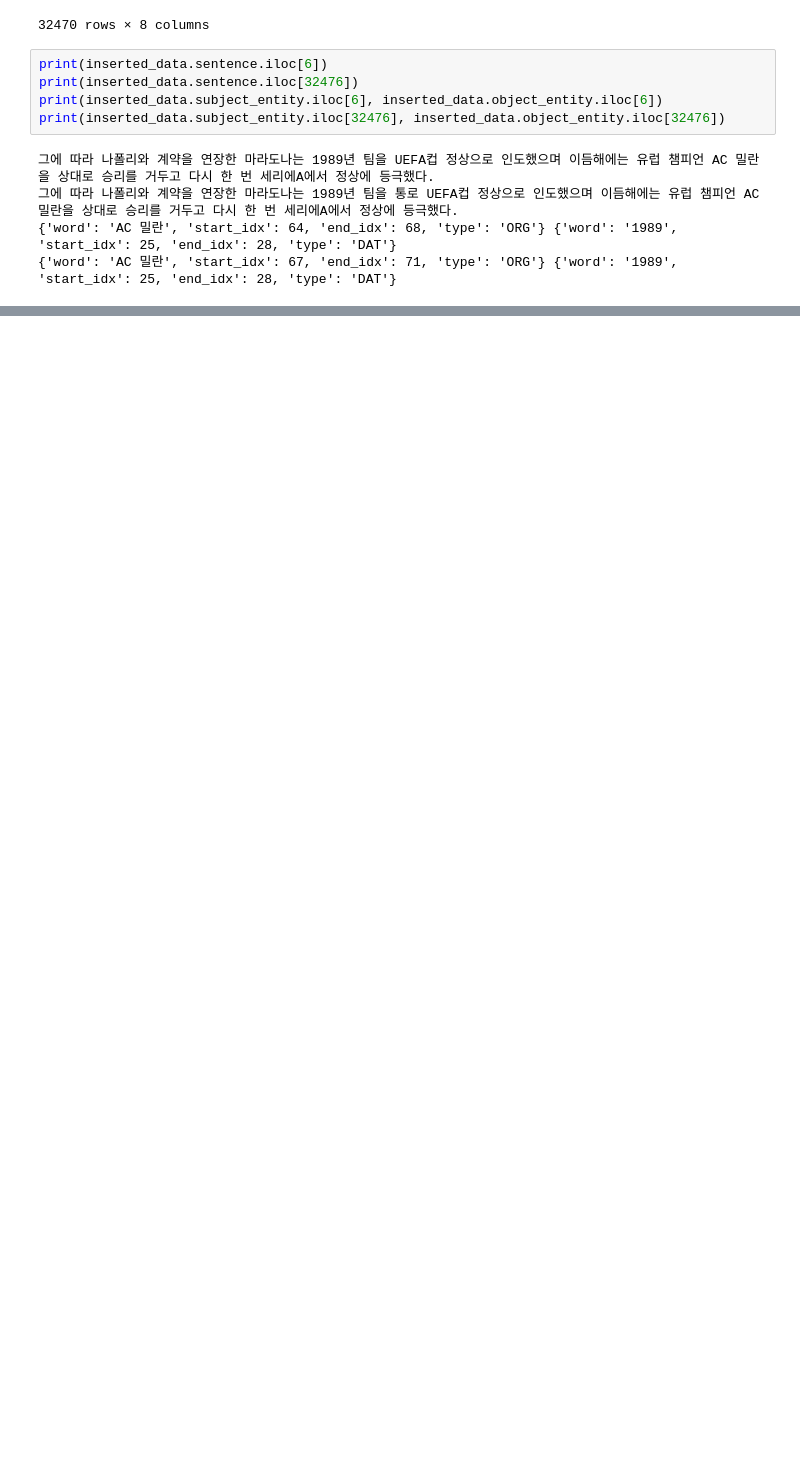
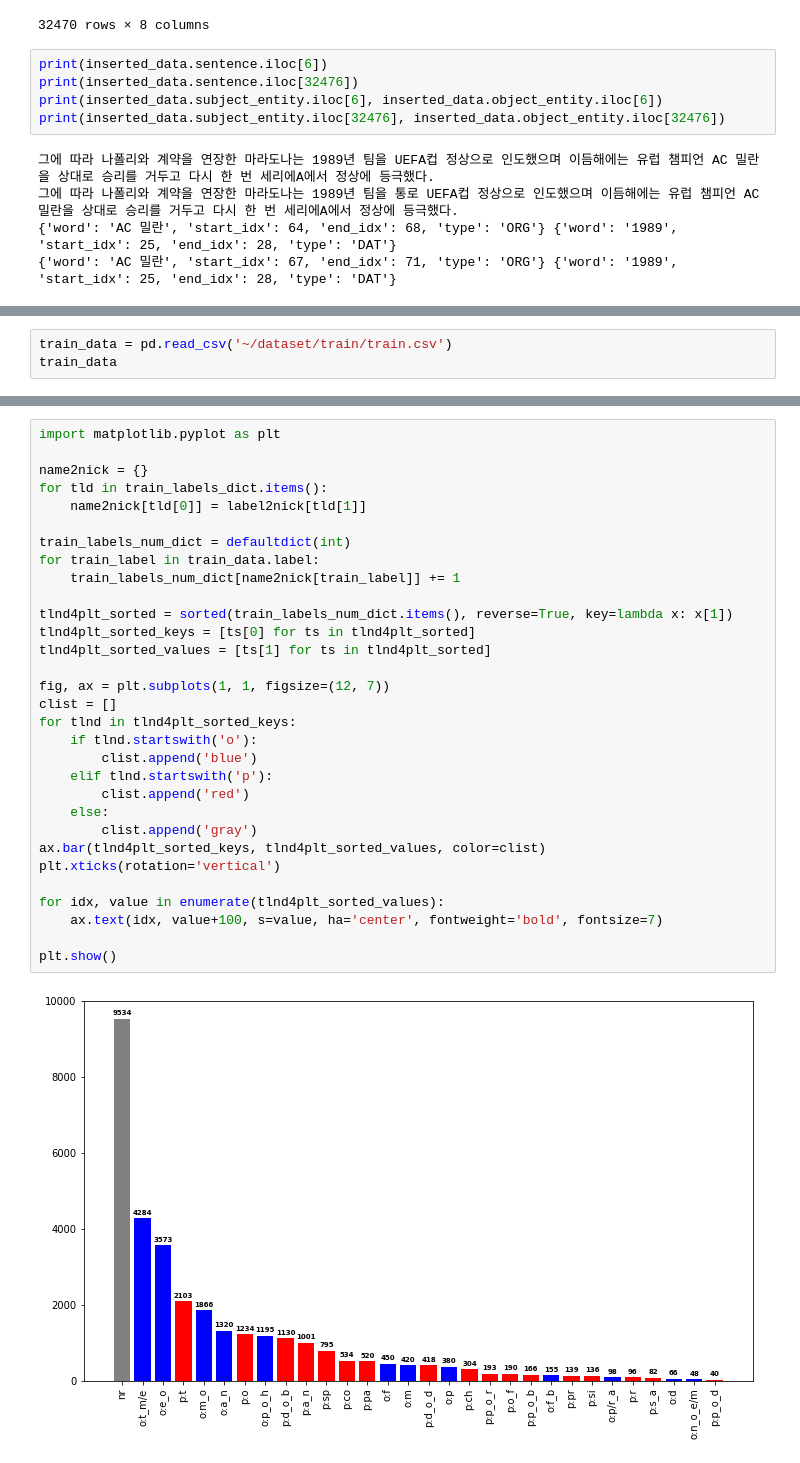
Before and after one commit to boostcampaitech5/level2_klue-nlp-09, a Jupyter notebook: preprocessing/kor_eda_ksh.ipynb, the cells around one changed output, grey strips where cells are left out. Drawn from its saved outputs; the diff is of its cells as text; blank space fills up the shorter version.

Commit message:
add eda-augmented data simple experiments

```diff
--- a/preprocessing/kor_eda_ksh.ipynb
+++ b/preprocessing/kor_eda_ksh.ipynb
@@ -625,0 +632,3 @@ print(inserted_data.subject_entity.iloc[32476], inserted_data.object_entity.iloc
+# %%
+train_data = pd.read_csv('~/dataset/train/train.csv')
+train_data
@@ -625,0 +843,33 @@ print(inserted_data.subject_entity.iloc[32476], inserted_data.object_entity.iloc
+# %%
+import matplotlib.pyplot as plt
+
+name2nick = {}
+for tld in train_labels_dict.items():
+    name2nick[tld[0]] = label2nick[tld[1]]
+
+train_labels_num_dict = defaultdict(int)
+for train_label in train_data.label:
+    train_labels_num_dict[name2nick[train_label]] += 1
+
+tlnd4plt_sorted = sorted(train_labels_num_dict.items(), reverse=True, key=lambda x: x[1])
+tlnd4plt_sorted_keys = [ts[0] for ts in tlnd4plt_sorted]
+tlnd4plt_sorted_values = [ts[1] for ts in tlnd4plt_sorted]
+
+fig, ax = plt.subplots(1, 1, figsize=(12, 7))
+clist = []
+for tlnd in tlnd4plt_sorted_keys:
+    if tlnd.startswith('o'):
+        clist.append('blue')
+    elif tlnd.startswith('p'):
+        clist.append('red')
+    else:
+        clist.append('gray')
+ax.bar(tlnd4plt_sorted_keys, tlnd4plt_sorted_values, color=clist)
+plt.xticks(rotation='vertical')
+
+for idx, value in enumerate(tlnd4plt_sorted_values):
+    ax.text(idx, value+100, s=value, ha='center', fontweight='bold', fontsize=7)
+
+plt.show()
+# %% [output]
+[figure, added]
```
Also changed, not shown: parts of 17 cells of this notebook, 6 other files.
